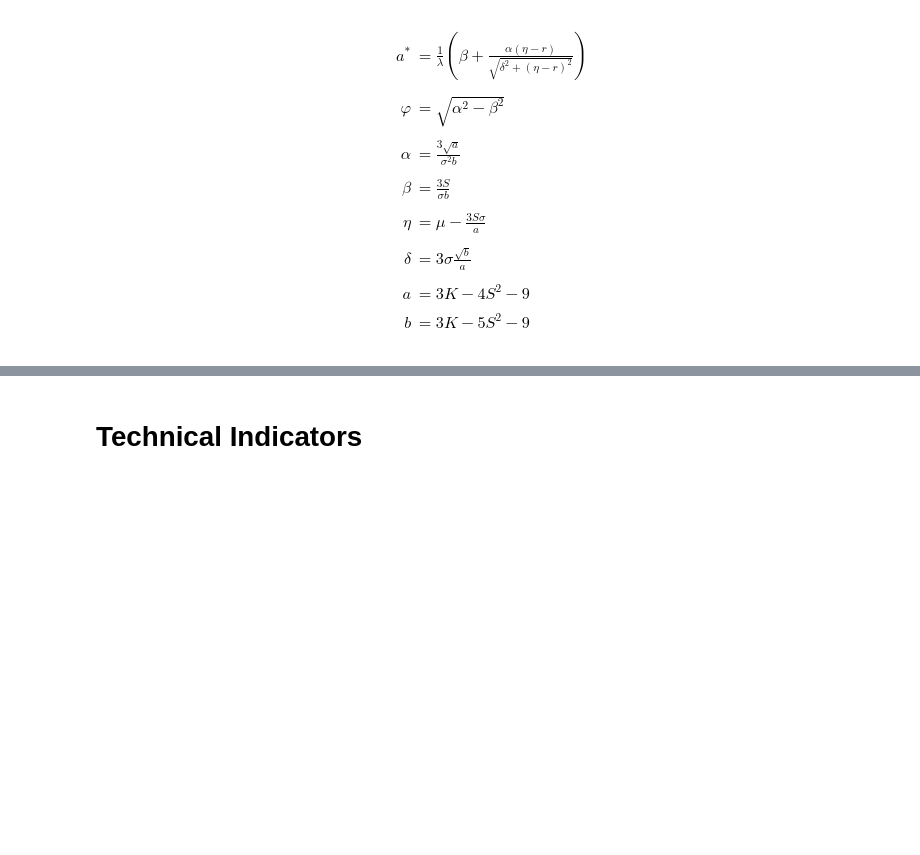
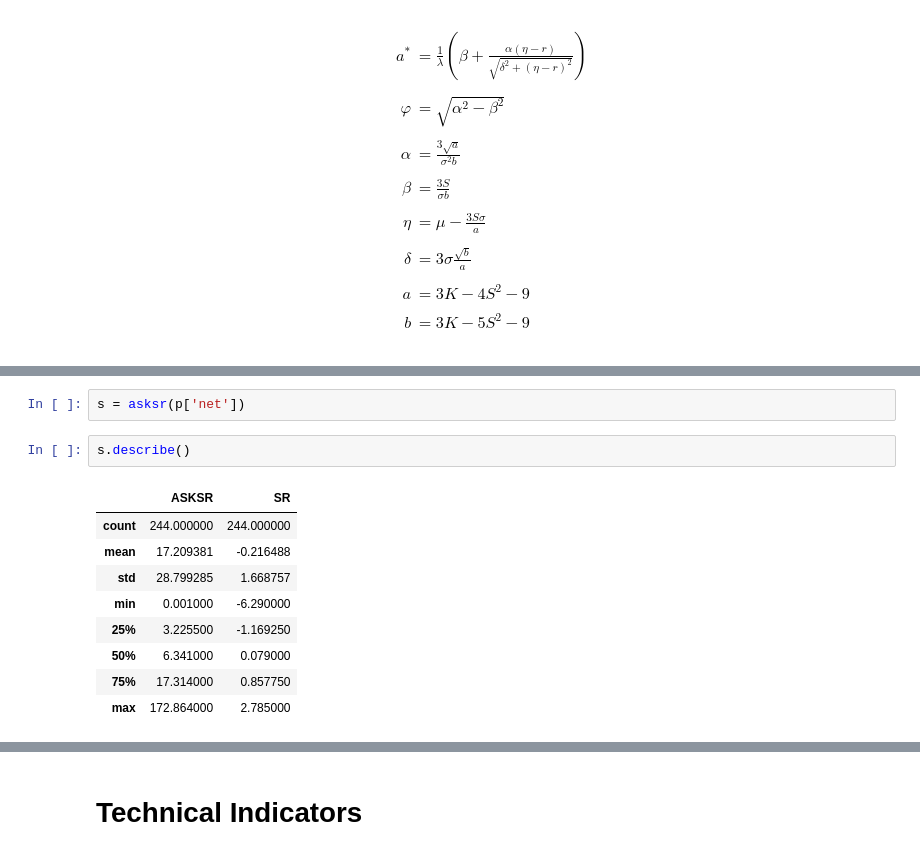
Before and after one commit to Hesiod-Labs/HYPAR, a Jupyter notebook: HYPAR.ipynb, the cells around one changed output, grey strips where cells are left out. Saved outputs shown, nothing was run; the diff lists cells and outputs as text; blank space fills up the shorter version.

```diff
--- a/HYPAR.ipynb
+++ b/HYPAR.ipynb
@@ -577,0 +548,14 @@ asksr()
+# %%
+s = asksr(p['net'])
+# %%
+s.describe()
+# %% [output]
+|  | ASKSR | SR |
+| count | 244.000000 | 244.000000 |
+| mean | 17.209381 | -0.216488 |
+| std | 28.799285 | 1.668757 |
+| min | 0.001000 | -6.290000 |
+| 25% | 3.225500 | -1.169250 |
+| 50% | 6.341000 | 0.079000 |
+| 75% | 17.314000 | 0.857750 |
+| max | 172.864000 | 2.785000 |
```
Also changed, not shown: parts of 18 cells of this notebook.
